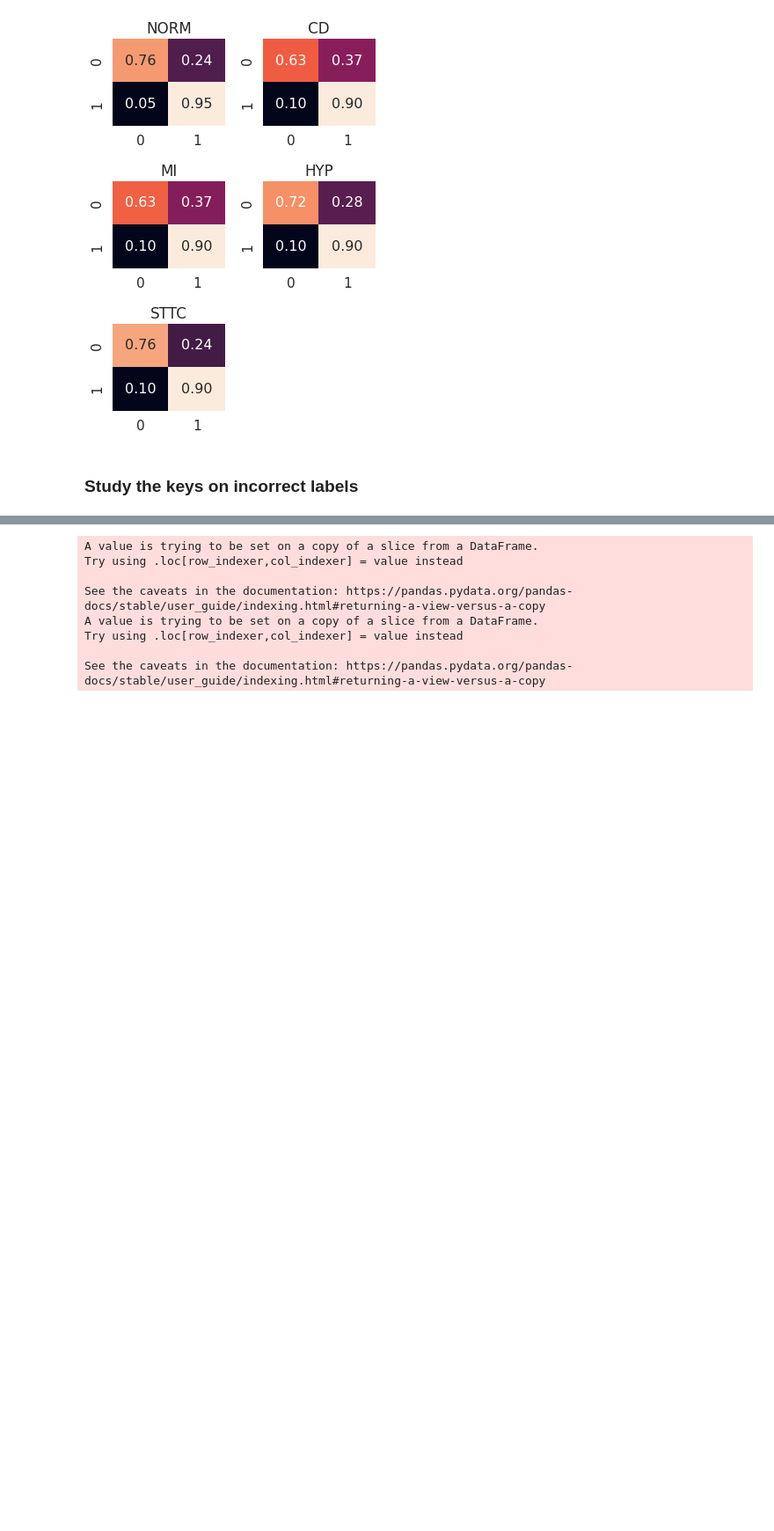
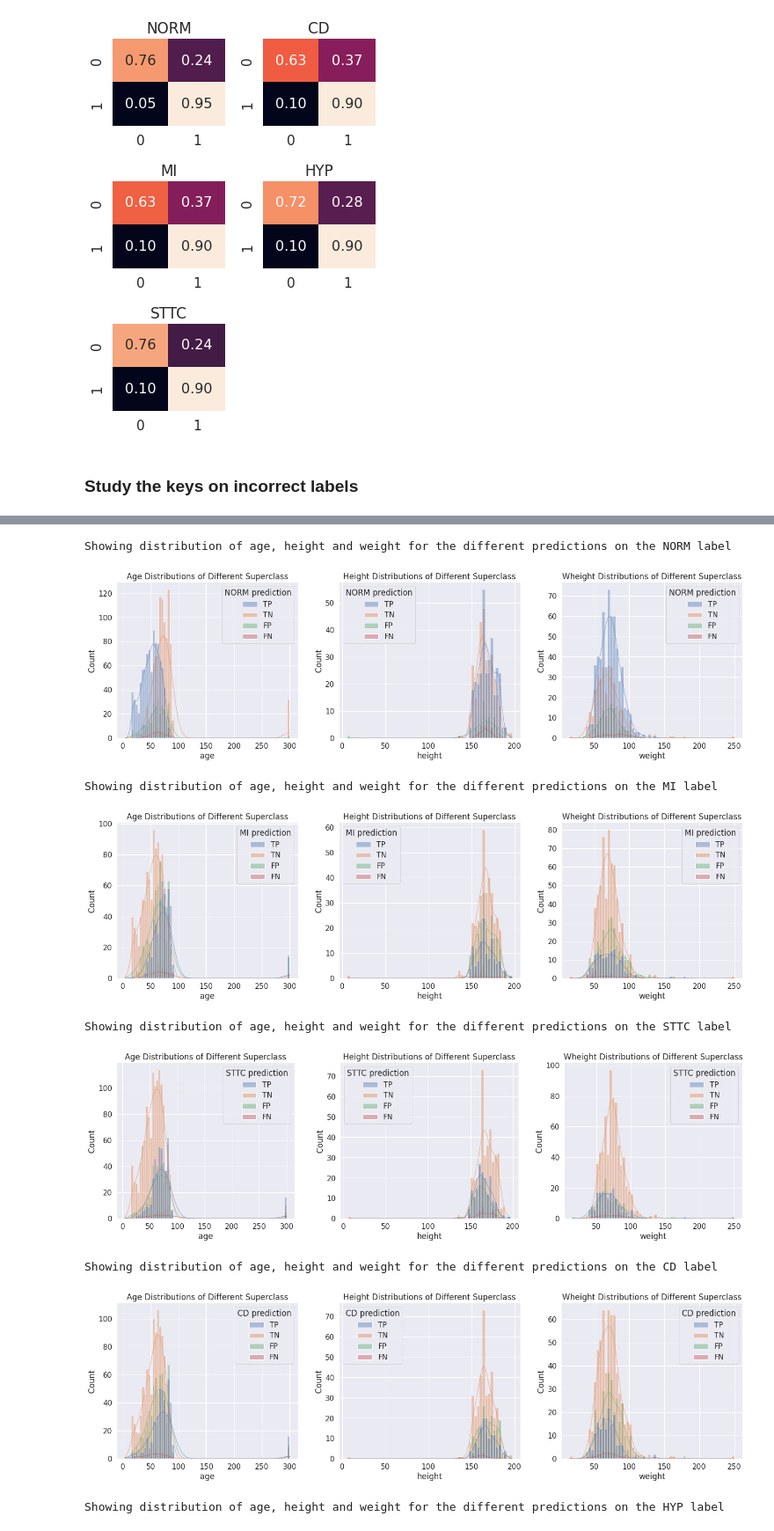
Before and after one commit to sergi-andreu/ECG_project, a Jupyter notebook: Exploring_evaluation.ipynb, the cells around one changed output, grey strips where cells are left out. Shown: that part at 88% size. Saved outputs shown, nothing was run; the diff lists cells and outputs as text; code cells hidden in the pictures; blank space fills up the shorter version.

```diff
--- a/Exploring_evaluation.ipynb
+++ b/Exploring_evaluation.ipynb
@@ -194,4 +266,7 @@ Idea: add here some histplots on the key distributions (age, weight, height, ...
 # %%
+import warnings
+warnings.filterwarnings("ignore")
+
 def get_tp_tn_fp_fn_idx(Y_pred, Y_true, label_idx):
 
    Y_test = Y[Y["strat_fold"]==10] # Dataframe corresponding to the test fold
@@ -202,38 +277,62 @@ def get_tp_tn_fp_fn_idx(Y_pred, Y_true, label_idx):
 
    for key, val in dict_names.items():
       new_column = np.zeros((n_rows,))
 
       y_pred = Y_pred[:,key]
       y_true = Y_true[:,key]
 
       pred_pos = y_pred==1.0
       pred_neg = y_pred==0.0
 
       true_pos = y_true==1.0
       true_neg = y_true==0.0
 
       TP = np.where(np.logical_and(pred_pos, true_pos))
       TN = np.where(np.logical_and(pred_neg, true_neg))
       FP = np.where(np.logical_and(pred_pos, true_neg))
       FN = np.where(np.logical_and(pred_neg, true_pos))
 
       new_column[TP] = 0
       new_column[TN] = 1
       new_column[FP] = 2
       new_column[FN] = 3
 
       Y_test[f"{val} prediction"] = new_column
       Y_test[f"{val} prediction"] = Y_test[f"{val} prediction"].map({0: "TP", 1:"TN", 2:"FP", 3:"FN"})
 
+      print(f"Showing distribution of age, height and weight for the different predictions on the {val} label")
+
+      fig, axs = plt.subplots(1,3, figsize=(20,6))
+
+      axs[0].set_title('Age Distributions of Different Superclass')
+      c_list = ["r", "g", "b", "y", "pink"]
+      sns.histplot(data=Y_test[["age", f"{val} prediction"]], x="age", ax=axs[0], kde=True, color=c_list[idx], alpha=0.4, line_kws={"alpha": 0.4}, hue=f"{val} prediction",
+                   hue_order=["TP", "TN", "FP", "FN"])
+      axs[1].set_title('Height Distributions of Different Superclass')
+      c_list = ["r", "g", "b", "y", "pink"]
+      sns.histplot(data=Y_test[["height", f"{val} prediction"]], x="height", ax=axs[1], kde=True, color=c_list[idx], alpha=0.4, line_kws={"alpha": 0.4}, hue=f"{val} prediction",
+                   hue_order=["TP", "TN", "FP", "FN"])
+
+      axs[2].set_title('Wheight Distributions of Different Superclass')
+      c_list = ["r", "g", "b", "y", "pink"]
+      sns.histplot(data=Y_test[["weight", f"{val} prediction"]], x="weight", ax=axs[2], kde=True, color=c_list[idx], alpha=0.4, line_kws={"alpha": 0.4}, hue=f"{val} prediction",
+                   hue_order=["TP", "TN", "FP", "FN"])
+      plt.tight_layout()
+      plt.show()
+
+      print("\n \n \n \n")
+
+
    return Y_test
 
 Y_test = get_tp_tn_fp_fn_idx(y_preds_discrete, y_trues, 0)
 # %% [output]
-A value is trying to be set on a copy of a slice from a DataFrame.
-Try using .loc[row_indexer,col_indexer] = value instead
-
-See the caveats in the documentation: https://pandas.pydata.org/pandas-docs/stable/user_guide/indexing.html#returning-a-view-versus-a-copy
-A value is trying to be set on a copy of a slice from a DataFrame.
-Try using .loc[row_indexer,col_indexer] = value instead
-
-See the caveats in the documentation: https://pandas.pydata.org/pandas-docs/stable/user_guide/indexing.html#returning-a-view-versus-a-copy
+Showing distribution of age, height and weight for the different predictions on the NORM label
+[figure, added]
+Showing distribution of age, height and weight for the different predictions on the MI label
+[figure, added]
+Showing distribution of age, height and weight for the different predictions on the STTC label
+[figure, added]
+Showing distribution of age, height and weight for the different predictions on the CD label
+[figure, added]
+Showing distribution of age, height and weight for the different predictions on the HYP label
```
Also changed, not shown: parts of 28 cells of this notebook.
